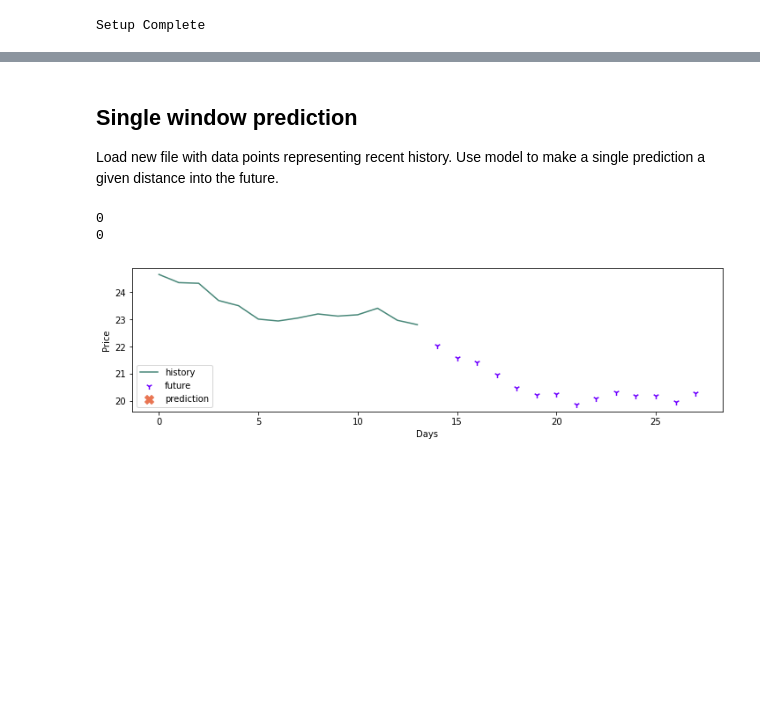
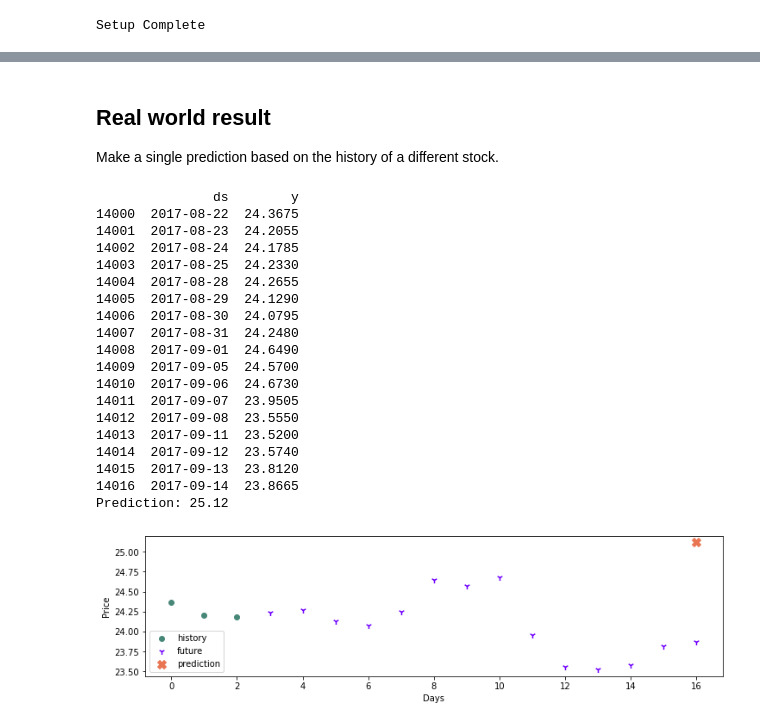
Before and after one commit to Grant-Syt/495_stock_forecast, a Jupyter notebook: stock_forecast.ipynb, the cells around one changed output, grey strips where cells are left out. Saved outputs shown, nothing was run; the diff lists cells and outputs as text; code cells hidden in the pictures; blank space fills up the shorter version.

```diff
--- a/stock_forecast.ipynb
+++ b/stock_forecast.ipynb
@@ -28,7 +28,10 @@ mpl.rcParams['axes.grid'] = False
 
 VERBOSE = True
 MAX_EPOCHS = 30
-CONV_WIDTH = 14 # used as input width
+INPUT_WIDTH = 3
+LABEL_WIDTH = 1
+SHIFT = 14
+WINDOW_SIZE = INPUT_WIDTH + SHIFT
 
 if VERBOSE:
     print('Setup Complete')
@@ -85,6 +157,6 @@ train + val + test = 14059
 # %%
 conv_window = WindowGenerator( train_df=train_df, test_df=test_df, val_df=val_df,
-                               input_width=CONV_WIDTH, label_width=1, shift=14, label_columns=['y'])
+                               input_width=INPUT_WIDTH, label_width=LABEL_WIDTH, shift=SHIFT, label_columns=['y'])
 if VERBOSE:
     print( conv_window )
 # %% [output]
@@ -105,7 +177,7 @@ def compile_and_fit(model, window, patience=10):
 
 conv_model = tf.keras.Sequential([
     tf.keras.layers.Conv1D(filters=32,
-                           kernel_size=(CONV_WIDTH,),
+                           kernel_size=(INPUT_WIDTH,),
                            activation='relu'),
     tf.keras.layers.Dense(units=32, activation='relu'),
     tf.keras.layers.Dense(units=1),])
@@ -193,55 +260,83 @@ test mean absolute error = 5.880
-# %% [markdown]
-## Single window prediction
-Load new file with data points representing recent history.
-Use model to make a single prediction a given distance into the future.
+# %% [markdown]
+## Real world result
+Make a single prediction based on the history of a different stock.
 # %%
 # specify pathname
 pathname = 'data/ge_edit.csv'
 df = pd.read_csv(pathname)
+df_len = len(df['y'])
+
+start_idx = 14000
+start_idx = min(start_idx, len(df['y'])-WINDOW_SIZE)
+start_idx = max(start_idx, 0)
+# drop beginning
+df = df.drop(index=range(0, start_idx))
+# drop end
+df = df.drop(index=range(start_idx+WINDOW_SIZE, df_len))
+
+print(df)
 
 # seperates date_time from df
 date_time = pd.to_datetime(df.pop('ds'), format='%Y-%m-%d %H:%M:%S')
-timestamp_s = date_time.map(datetime.datetime.timestamp)
+# timestamp_s = date_time.map(datetime.datetime.timestamp)
 
 # divide dataframe
-input_df = df[:CONV_WIDTH]
-future_df = df[CONV_WIDTH:] # pretend we don't know these future values
+input_df = df[:INPUT_WIDTH]
+future_df = df[INPUT_WIDTH:] # pretend we don't know these future values
 
 # make prediction
 y_p = []
-conv_window = WindowGenerator(train_df=input_df, test_df=input_df, val_df=input_df,
-                              input_width=CONV_WIDTH, label_width=1, shift=14, label_columns=['y'])
-print(conv_window.test.cardinality().numpy()) #********************* nothing to iterate over
+conv_window = WindowGenerator(train_df=df, test_df=df, val_df=df,
+                              input_width=INPUT_WIDTH, label_width=LABEL_WIDTH,
+                              shift=SHIFT, label_columns=['y'])
 test_iterator = iter(conv_window.test)
 for inputs, labels in test_iterator:
     predictions = conv_model( inputs )
     for i in range( predictions.shape[0] ):
         y_p.append( predictions[i][0,:][0].numpy() )
 
 # history
 y = input_df.to_numpy()
 x = np.arange(0, len(y), 1)
 # future
 y_f = future_df.to_numpy()
 x_f = np.arange(len(y), len(y) + len(y_f), 1)
 # prediction
 y_p = np.array( y_p )
-if (len(y_p) == 0):
-    x_p = []
-else:
-    x_p = len(y)+len(y_f)-1
+x_p = WINDOW_SIZE-1
 
-print(len(y_p)) #********************* y_p has no value
+if VERBOSE:
+    y_p_format = "{:.2f}".format(y_p[0])
+    print(f"Prediction: {y_p_format}")
 
 # plot
 plt.ylabel('Price')
-plt.plot(x, y, color='#478778')
+plt.scatter(x, y, edgecolors='#478778', color='#478778')
+# plt.plot(x, y, color='#478778')
 plt.scatter(x_f, y_f, edgecolors='#6F00FF', color='#6F00FF', s=50, zorder=0, marker='1')
+# plt.plot(x_f, y_f, color='#6F00FF')
 plt.scatter(x_p, y_p, edgecolors='#E97451', color='#E97451', s=100, marker='X')
 plt.legend(['history', 'future', 'prediction'], loc='lower left')
 plt.xlabel('Days')
 plt.show()
 # %% [output]
-0
-0
+               ds        y
+14000  2017-08-22  24.3675
+14001  2017-08-23  24.2055
+14002  2017-08-24  24.1785
+14003  2017-08-25  24.2330
+14004  2017-08-28  24.2655
+14005  2017-08-29  24.1290
+14006  2017-08-30  24.0795
+14007  2017-08-31  24.2480
+14008  2017-09-01  24.6490
+14009  2017-09-05  24.5700
+14010  2017-09-06  24.6730
+14011  2017-09-07  23.9505
+14012  2017-09-08  23.5550
+14013  2017-09-11  23.5200
+14014  2017-09-12  23.5740
+14015  2017-09-13  23.8120
+14016  2017-09-14  23.8665
+Prediction: 25.12
-[figure, old version]
+[figure, new version]
```
Also changed, not shown: parts of 5 cells of this notebook, 1 other file.
